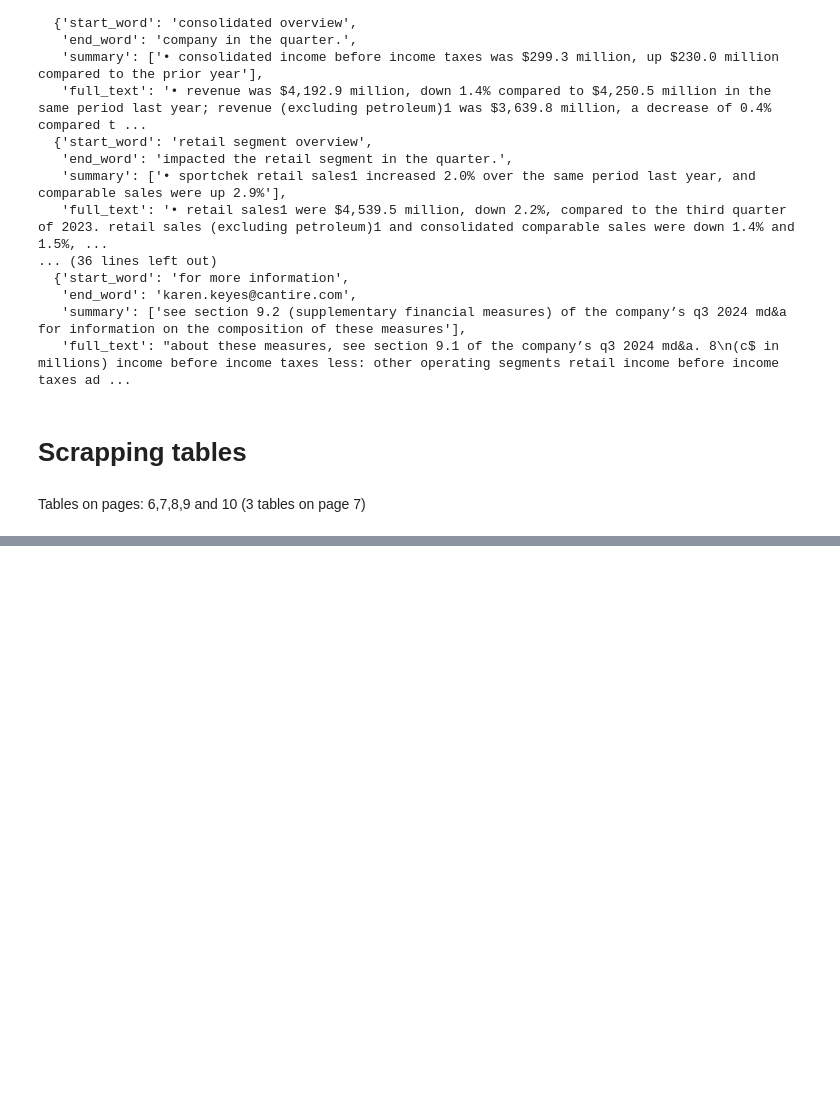
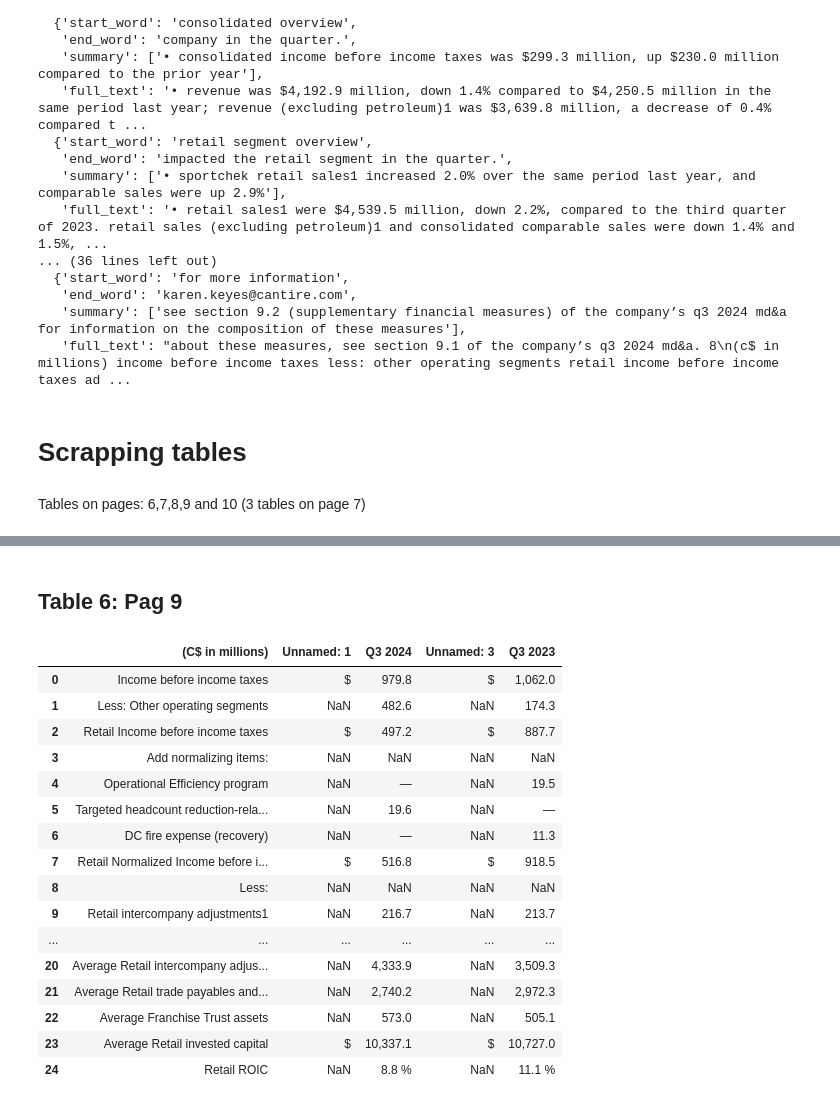
Before and after one commit to andrejet55/CTQuarterReportScrapping, a Jupyter notebook: PDF_Scrapping_on_CT_report.ipynb, the cells around one changed output, grey strips where cells are left out. Cells and saved outputs as stored; diff of their text form; code cells hidden in the pictures; blank space fills up the shorter version.

```diff
--- a/PDF_Scrapping_on_CT_report.ipynb
+++ b/PDF_Scrapping_on_CT_report.ipynb
@@ -530,0 +619,2 @@ table_df.head(15)
+# %% [markdown]
+## Table 6: Pag 9
@@ -530,0 +623,24 @@ table_df.head(15)
+# %%
+# Define the area manually for the part of the page that contains the table
+table6 = tabula.read_pdf(pdf_path, pages=9, multiple_tables=False, stream=True)
+
+table6 = table6[0]
+table6
+# %% [output]
+|  | (C$ in millions) | Unnamed: 1 | Q3 2024 | Unnamed: 3 | Q3 2023 |
+| 0 | Income before income taxes | $ | 979.8 | $ | 1,062.0 |
+| 1 | Less: Other operating segments | NaN | 482.6 | NaN | 174.3 |
+| 2 | Retail Income before income taxes | $ | 497.2 | $ | 887.7 |
+| 3 | Add normalizing items: | NaN | NaN | NaN | NaN |
+| 4 | Operational Efficiency program | NaN | — | NaN | 19.5 |
+| 5 | Targeted headcount reduction-rela... | NaN | 19.6 | NaN | — |
+| 6 | DC fire expense (recovery) | NaN | — | NaN | 11.3 |
+| 7 | Retail Normalized Income before i... | $ | 516.8 | $ | 918.5 |
+| 8 | Less: | NaN | NaN | NaN | NaN |
+| 9 | Retail intercompany adjustments1 | NaN | 216.7 | NaN | 213.7 |
+| ... | ... | ... | ... | ... | ... |
+| 20 | Average Retail intercompany adjus... | NaN | 4,333.9 | NaN | 3,509.3 |
+| 21 | Average Retail trade payables and... | NaN | 2,740.2 | NaN | 2,972.3 |
+| 22 | Average Franchise Trust assets | NaN | 573.0 | NaN | 505.1 |
+| 23 | Average Retail invested capital | $ | 10,337.1 | $ | 10,727.0 |
+| 24 | Retail ROIC | NaN | 8.8 % | NaN | 11.1 % |
```
Also changed, not shown: parts of 51 cells of this notebook, 1 other file.
